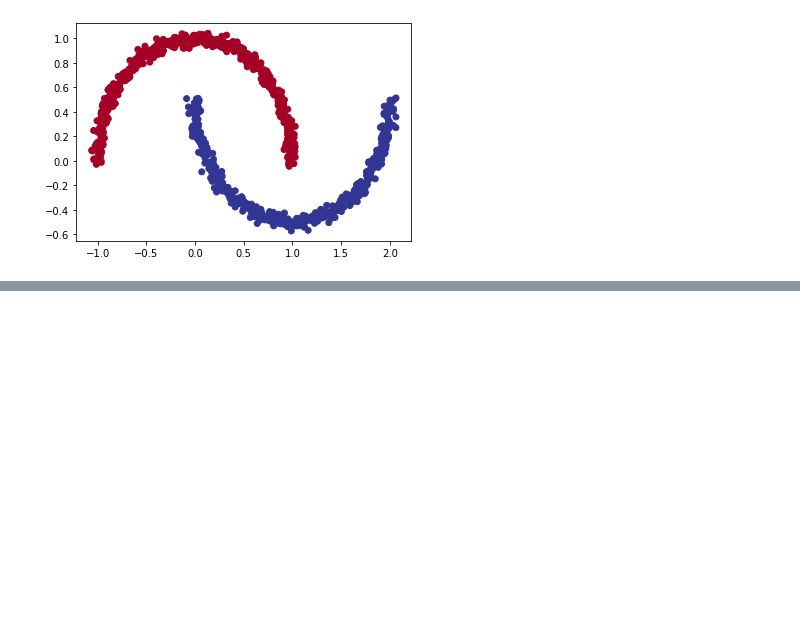
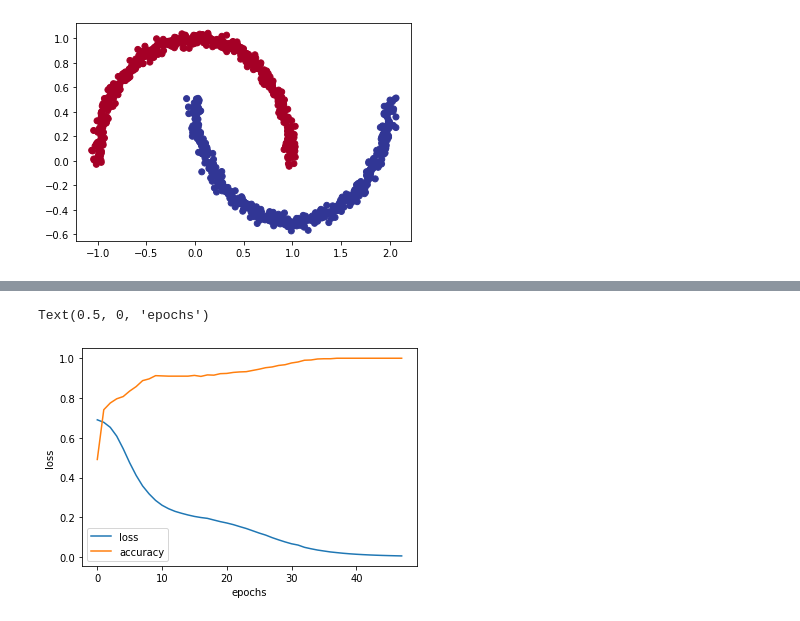
Before and after one commit to JonasHagstrom79/Tensorflow, a Jupyter notebook: 02_neural_network_classification_with_tensorflow.ipynb, the cells around one changed output, grey strips where cells are left out. Saved outputs shown, nothing was run; the diff lists cells and outputs as text; code cells hidden in the pictures; blank space fills up the shorter version.

```diff
--- a/02_neural_network_classification_with_tensorflow.ipynb
+++ b/02_neural_network_classification_with_tensorflow.ipynb
@@ -1977,3 +1977,10 @@ plt.scatter(X[:,0], X[:, 1], c=y, cmap=plt.cm.RdYlBu)
 # %% [output]
 <matplotlib.collections.PathCollection at 0x...>
 [figure]
+# %%
+# Split data into test and train set
+X_train, X_test, y_train, y_test = train_test_split(X,
+                                                    y,
+                                                    test_size=0.2,
+                                                    random_state=42)
+len(X), len(X_train), len(X_test)
@@ -1979,0 +1989,27 @@ plt.scatter(X[:,0], X[:, 1], c=y, cmap=plt.cm.RdYlBu)
+# %%
+# Set seed
+tf.random.set_seed(42)
+
+# Create callback
+callback = tf.keras.callbacks.EarlyStopping(monitor="accuracy", mode="max", patience=10)
+
+# Create the model
+model_task_3 = tf.keras.Sequential([
+  tf.keras.layers.Dense(6, activation="relu"),
+  tf.keras.layers.Dense(6, activation="relu"),
+  tf.keras.layers.Dense(6, activation="relu"),
+  tf.keras.layers.Dense(6, activation="relu"),
+  tf.keras.layers.Dense(6, activation="relu"),
+  tf.keras.layers.Dense(1, activation="sigmoid")
+])
+
+# Compile the model
+model_task_3.compile(loss=tf.keras.losses.BinaryCrossentropy(),
+                     optimizer=tf.keras.optimizers.Adam(lr=0.001),
+                     metrics=["accuracy"])
+
+# Fit the model
+history_task_3 = model_task_3.fit(X_train,
+                                  y_train,
+                                  epochs=1000,
+                                  callbacks=[callback])
@@ -1979,0 +2041,8 @@ plt.scatter(X[:,0], X[:, 1], c=y, cmap=plt.cm.RdYlBu)
+# %%
+# Plot the history
+pd.DataFrame(history_task_3.history).plot()
+plt.ylabel("loss")
+plt.xlabel("epochs")
+# %% [output]
+Text(0.5, 0, 'epochs')
+[figure, added]
```
Also changed, not shown: parts of 3 cells of this notebook.
